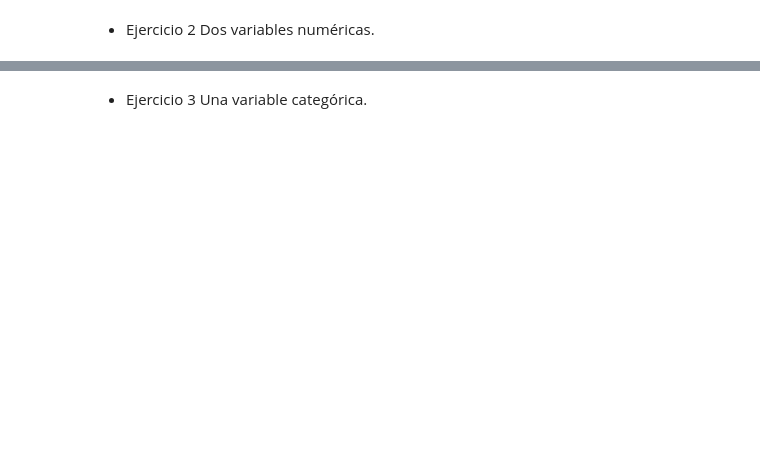
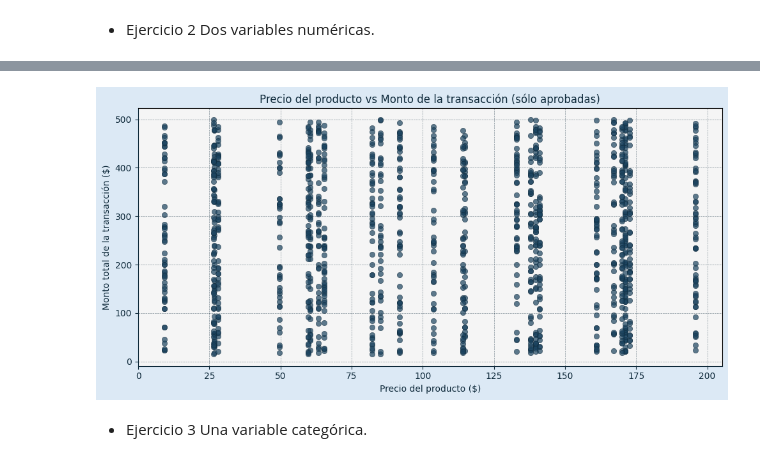
Before and after one commit to ingridtp/itacademy, a Jupyter notebook: Sprint 8/Sprint8.ipynb, the cells around one changed output, grey strips where cells are left out. Drawn from its saved outputs; the diff is of its cells as text; code cells hidden in the pictures; blank space fills up the shorter version.

```diff
--- a/Sprint 8/Sprint8.ipynb
+++ b/Sprint 8/Sprint8.ipynb
@@ -199,3 +278,11 @@ plt.show()
 # %% [markdown]
 - Ejercicio 2
 Dos variables numéricas.
+# %%
+# Dataframe: Transacciones aprobadas
+df_tran_ok = df_transaction[df_transaction["tran_decline"] == False]
+
+#Dataframe: Transacciones aprobadas + Amount + Producto + Precio
+df_tran_ok_prod = df_transaction_product.merge(df_tran_ok[["tran_id", "tran_amount"]], on="tran_id")
+df_tran_ok_prod = df_tran_ok_prod.merge(df_product[["prod_id", "prod_price"]], on="prod_id")
+df_tran_ok_prod
@@ -202,3 +303,32 @@ Dos variables numéricas.
+# %%
+# Figura y ejes
+fig, ax = plt.subplots(figsize=(10, 5))
+
+# Gráfico: Scatterplot
+sns.scatterplot(
+    data=df_tran_ok_prod,
+    x="prod_price",
+    y="tran_amount",
+    color=color_columna,
+    edgecolor=color_borde,
+    alpha=0.7,
+    ax=ax
+)
+
+# Estilo
+aplicar_estilo(
+    ax=ax,
+    fig=fig,
+    titulo="Precio del producto vs Monto de la transacción (sólo aprobadas)",
+    xlabel="Precio del producto ($)",
+    ylabel="Monto total de la transacción ($)",
+    grid_x=True,
+    grid_y=True
+)
+
+plt.show()
+# %% [output]
+[figure, added]
 # %% [markdown]
 - Ejercicio 3
 Una variable categórica.
```
Also changed, not shown: parts of 16 cells of this notebook.
